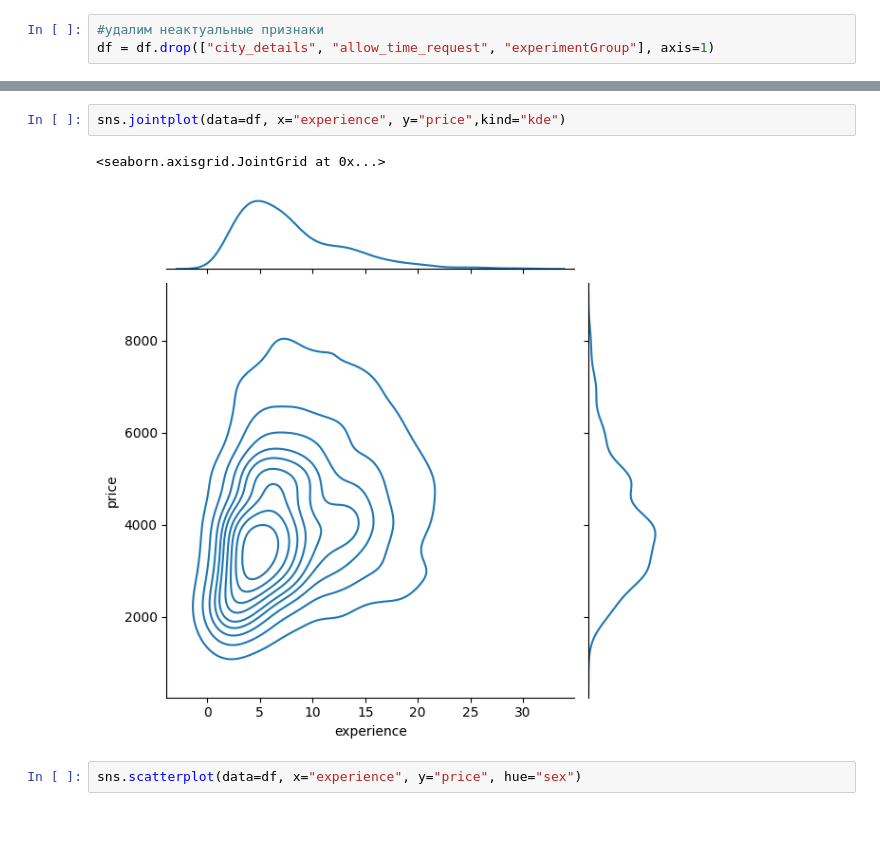
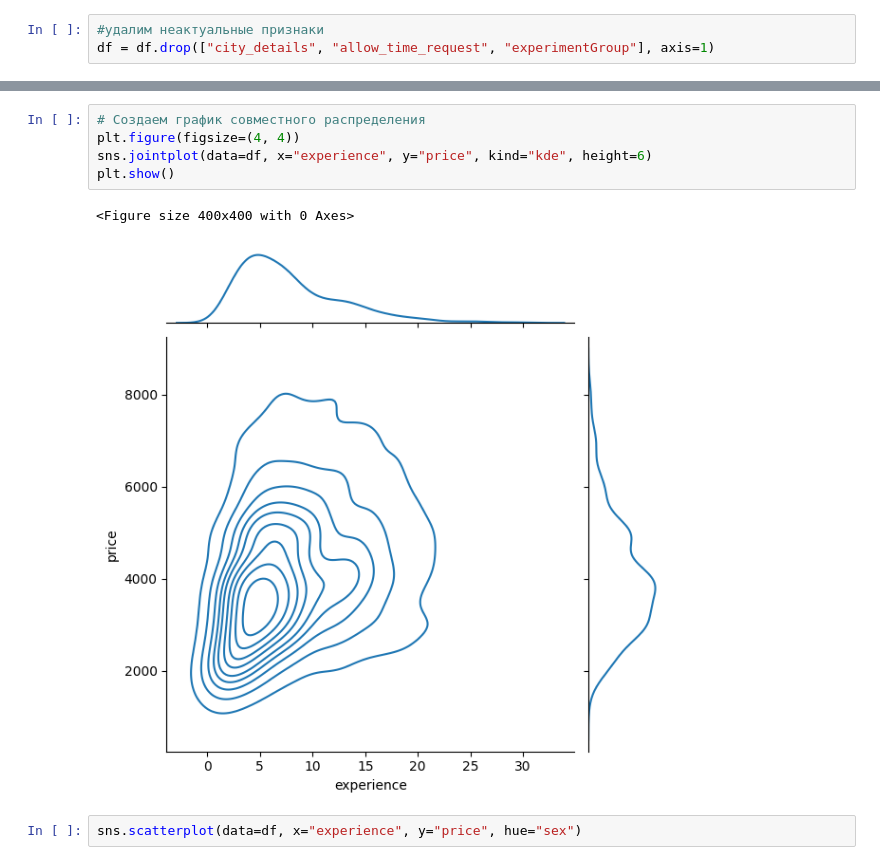
Before and after one commit to shchitaev/psychologist_profile_analysis, a Jupyter notebook: alter/alter_data_cleaning_eda.ipynb, the cells around one changed output, grey strips where cells are left out. Saved outputs shown, nothing was run; the diff lists cells and outputs as text; blank space fills up the shorter version.

```diff
--- a/alter/alter_data_cleaning_eda.ipynb
+++ b/alter/alter_data_cleaning_eda.ipynb
@@ -100,10 +153,13 @@ plt.show()
 # %% [output]
 [figure]
 # %%
-sns.jointplot(data=df, x="experience", y="price",kind="kde")
+# Создаем график совместного распределения
+plt.figure(figsize=(4, 4))
+sns.jointplot(data=df, x="experience", y="price", kind="kde", height=6)
+plt.show()
 # %% [output]
-<seaborn.axisgrid.JointGrid at 0x...>
+<Figure size 400x400 with 0 Axes>
-[figure, old version]
+[figure, new version]
 # %%
 sns.scatterplot(data=df, x="experience", y="price", hue="sex")
 # %% [output]
```
Also changed, not shown: parts of 14 cells of this notebook, 7 other files.
